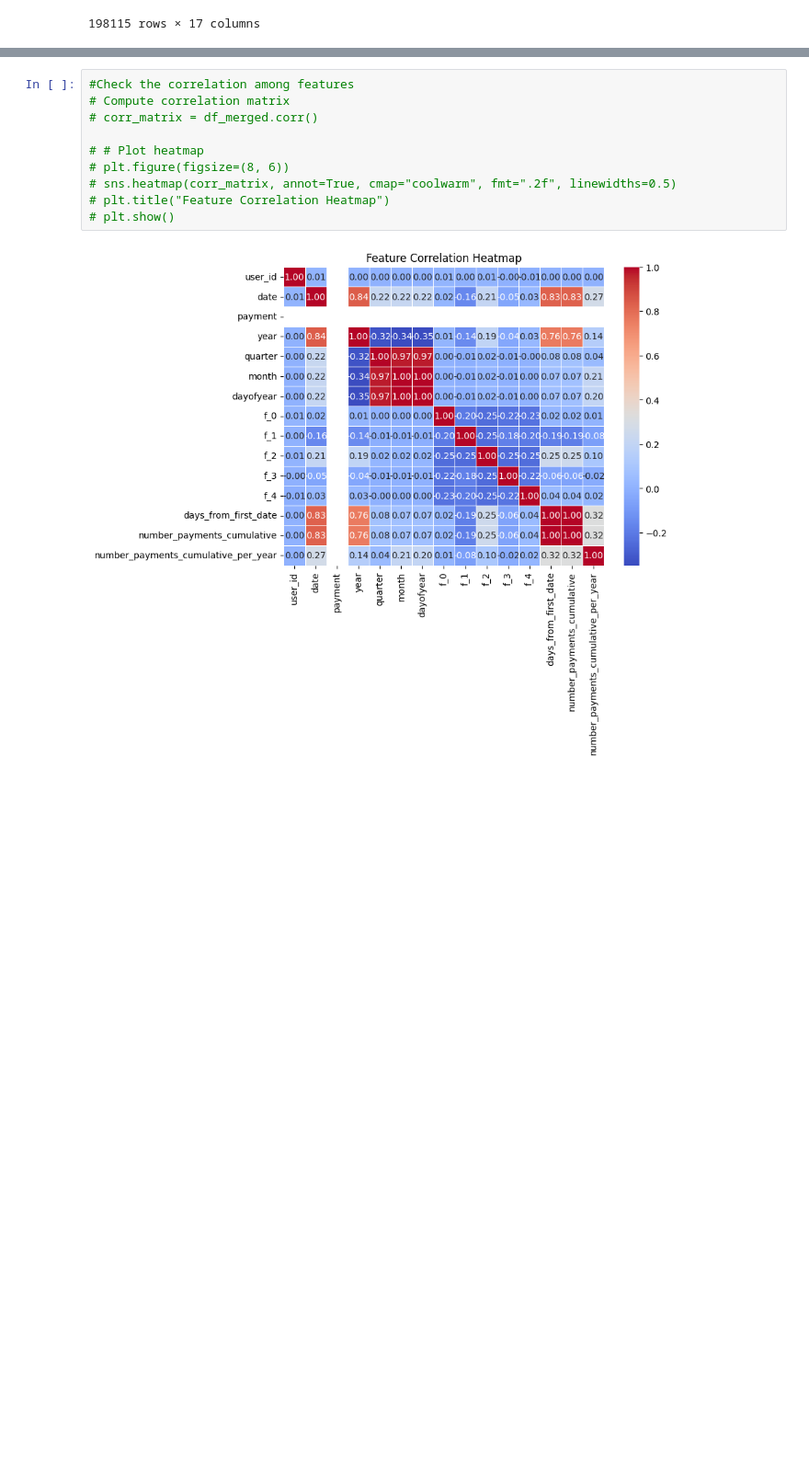
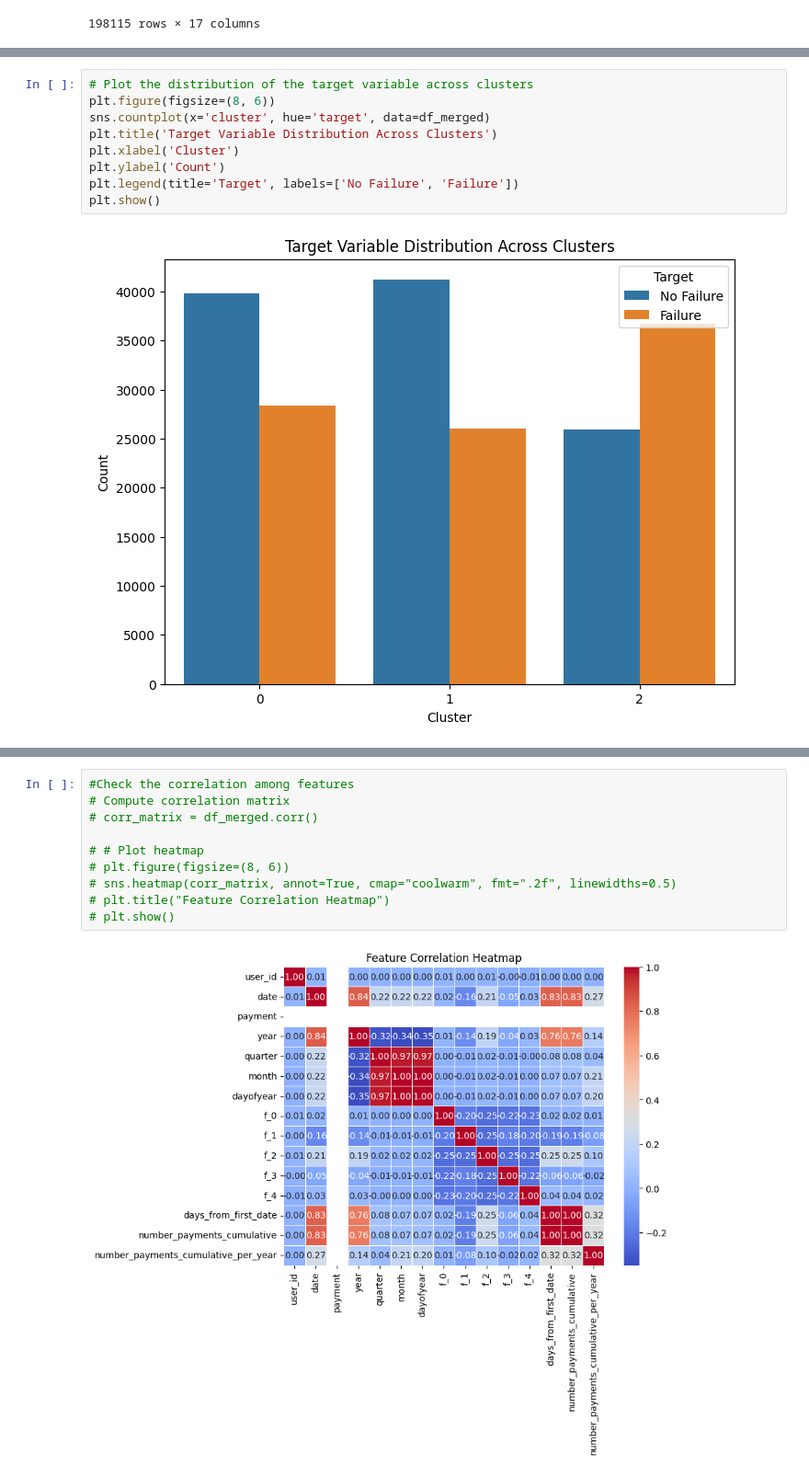
Before and after one commit to MatteoMazzon/interview_project, a Jupyter notebook: assignment_copy.ipynb, the cells around one changed output, grey strips where cells are left out. Shown at 92% size. Saved outputs shown, nothing was run; the diff lists cells and outputs as text; blank space fills up the shorter version.

```diff
--- a/assignment_copy.ipynb
+++ b/assignment_copy.ipynb
@@ -191,0 +254,11 @@ df_merged[df_merged["user_id"] == 0]
+# %%
+# Plot the distribution of the target variable across clusters
+plt.figure(figsize=(8, 6))
+sns.countplot(x='cluster', hue='target', data=df_merged)
+plt.title('Target Variable Distribution Across Clusters')
+plt.xlabel('Cluster')
+plt.ylabel('Count')
+plt.legend(title='Target', labels=['No Failure', 'Failure'])
+plt.show()
+# %% [output]
+[figure, added]
```
Also changed, not shown: parts of 9 cells of this notebook.
